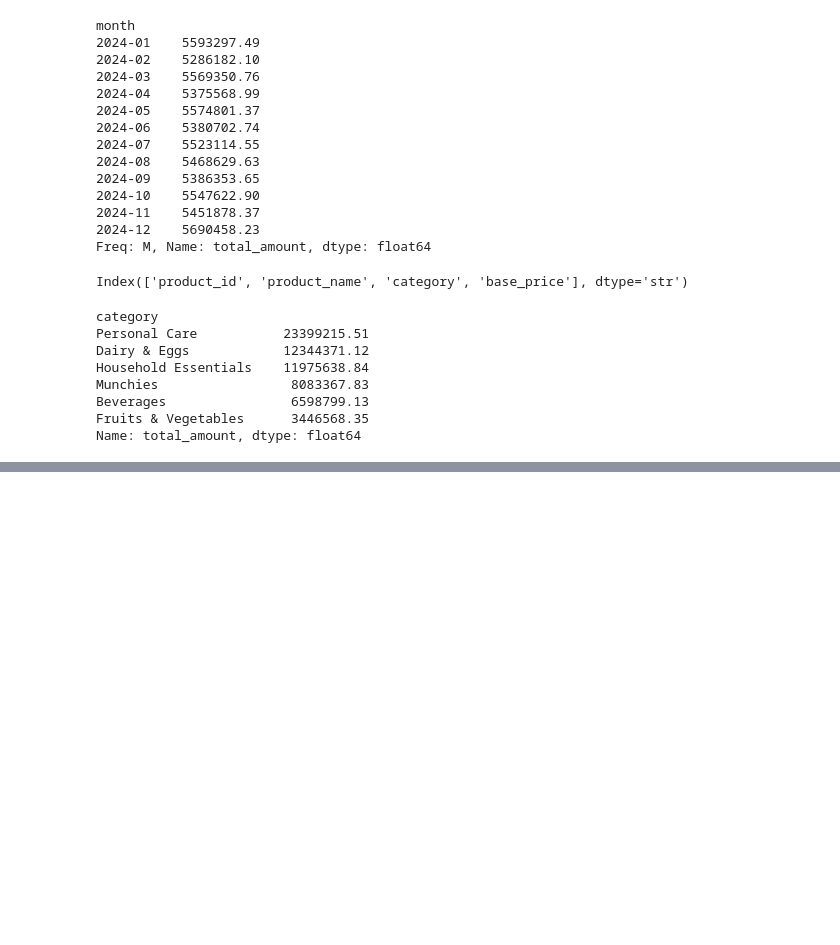
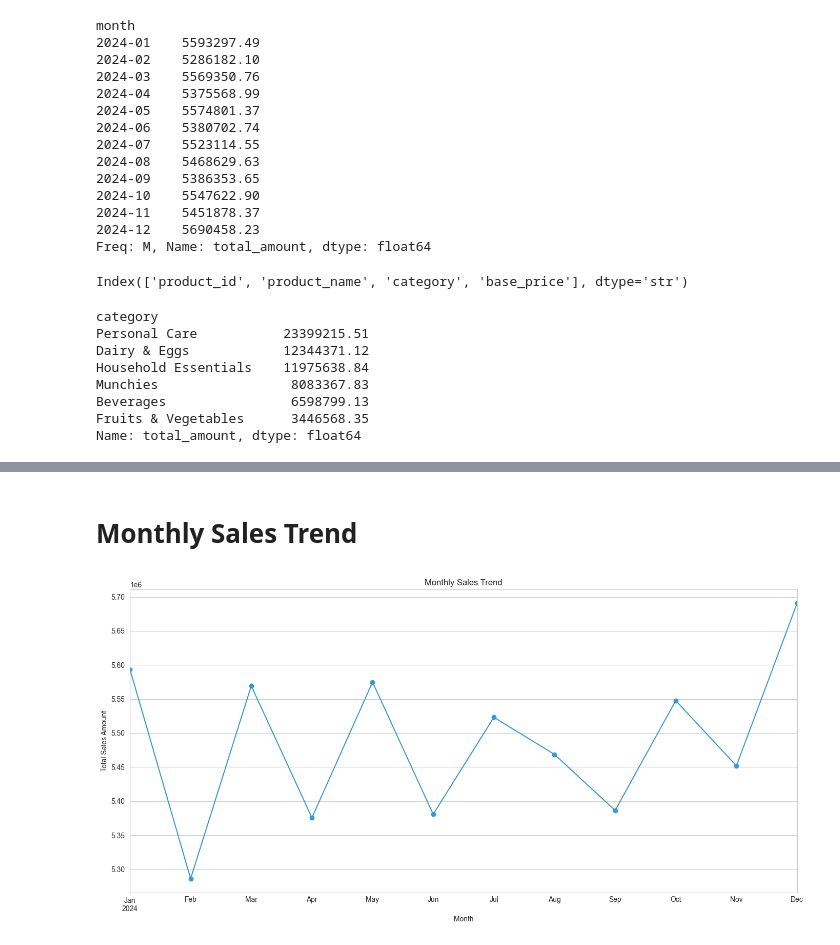
Before and after one commit to Ankitx24/Data-Analyst-Python-Project, a Jupyter notebook: Final_PythonProject.ipynb, the cells around one changed output, grey strips where cells are left out. Drawn from its saved outputs; the diff is of its cells as text; code cells hidden in the pictures; blank space fills up the shorter version.

```diff
--- a/Final_PythonProject.ipynb
+++ b/Final_PythonProject.ipynb
@@ -379,0 +416,13 @@ Name: total_amount, dtype: float64
+# %% [markdown]
+# Monthly Sales Trend
+# %%
+plt.figure(figsize=(14, 7))
+monthly_sales_trends.plot(kind="line", marker="o", color="#3498DB")
+plt.title("Monthly Sales Trend")
+plt.xlabel("Month")
+plt.ylabel("Total Sales Amount")
+plt.grid(True)
+plt.tight_layout()
+plt.show()
+# %% [output]
+[figure, added]
```
Also changed, not shown: parts of 13 cells of this notebook.
